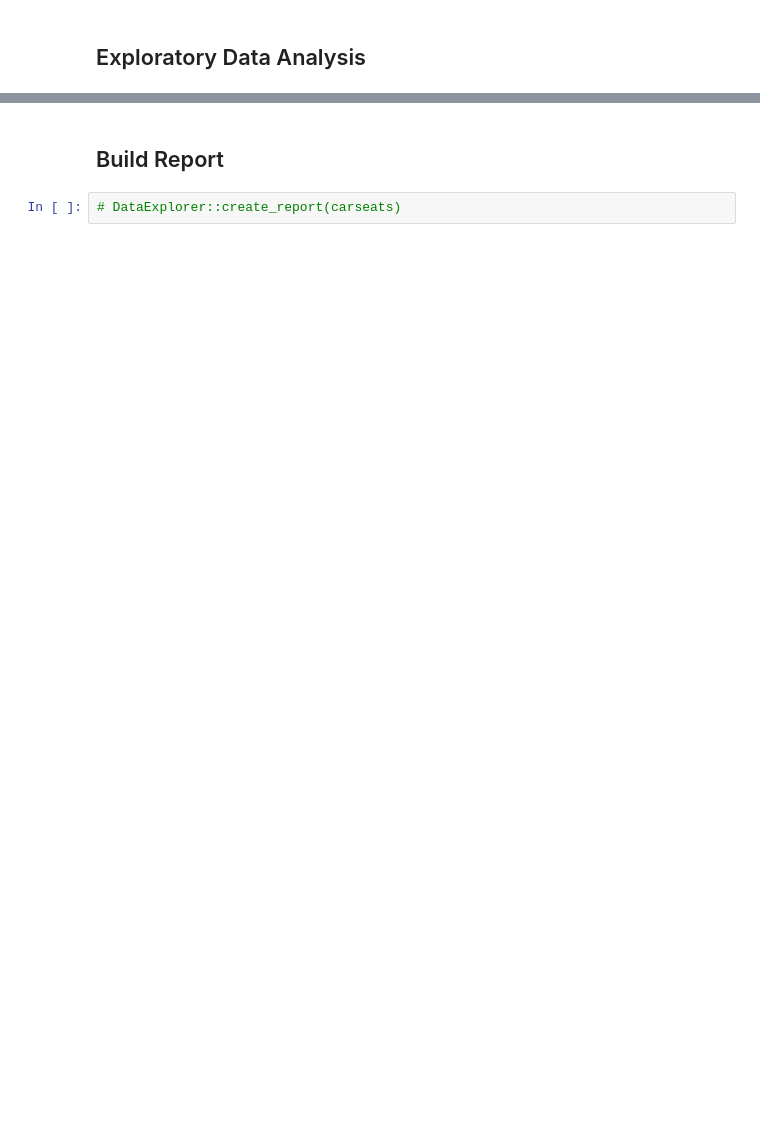
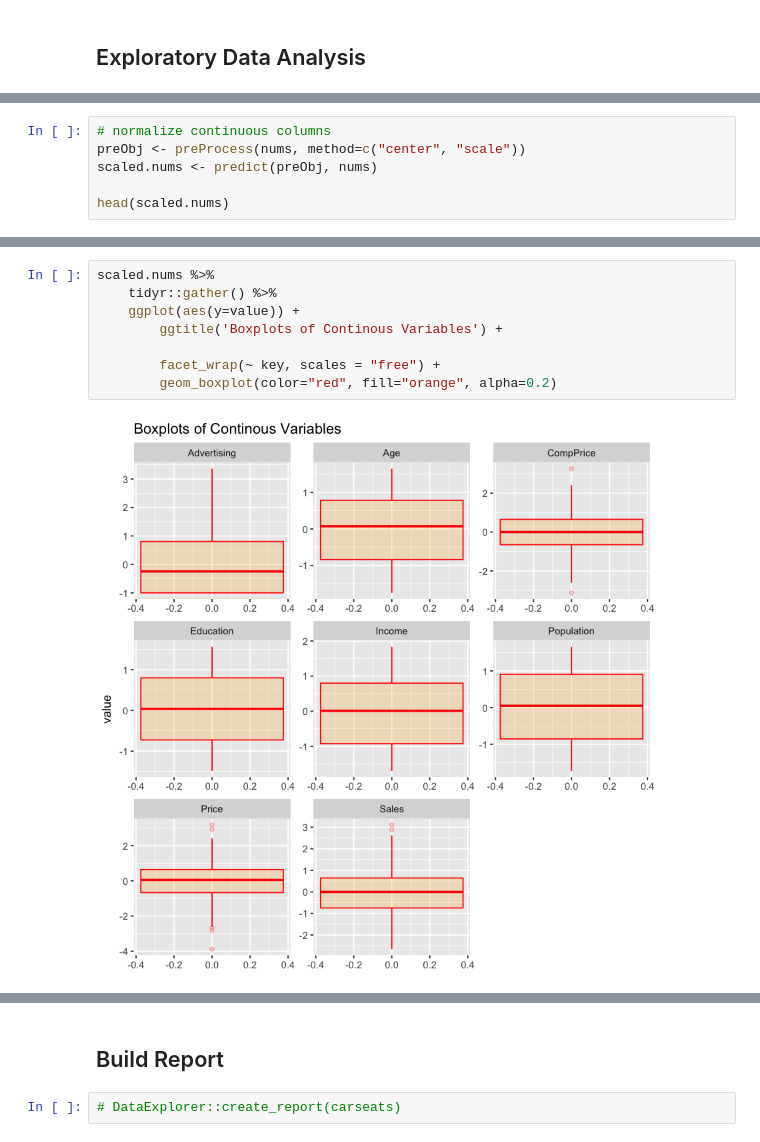
Before and after one commit to CooperStansbury/EDA_r_ece579, a Jupyter notebook: assignment1_cooperstansbury/assignment1_r.ipynb, the cells around one changed output, grey strips where cells are left out. Cells and saved outputs as stored; diff of their text form; blank space fills up the shorter version.

```diff
--- a/assignment1_cooperstansbury/assignment1_r.ipynb
+++ b/assignment1_cooperstansbury/assignment1_r.ipynb
@@ -91,0 +131,6 @@ sapply(carseats, function(x) sum(is.na(x)))
+# %%
+# normalize continuous columns
+preObj <- preProcess(nums, method=c("center", "scale"))
+scaled.nums <- predict(preObj, nums)
+
+head(scaled.nums)
@@ -91,0 +145,10 @@ sapply(carseats, function(x) sum(is.na(x)))
+# %%
+scaled.nums %>%
+    tidyr::gather() %>%
+    ggplot(aes(y=value)) +
+        ggtitle('Boxplots of Continous Variables') +
+
+        facet_wrap(~ key, scales = "free") +
+        geom_boxplot(color="red", fill="orange", alpha=0.2)
+# %% [output]
+[figure, added]
```
Also changed, not shown: parts of 21 cells of this notebook, 1 other file.
